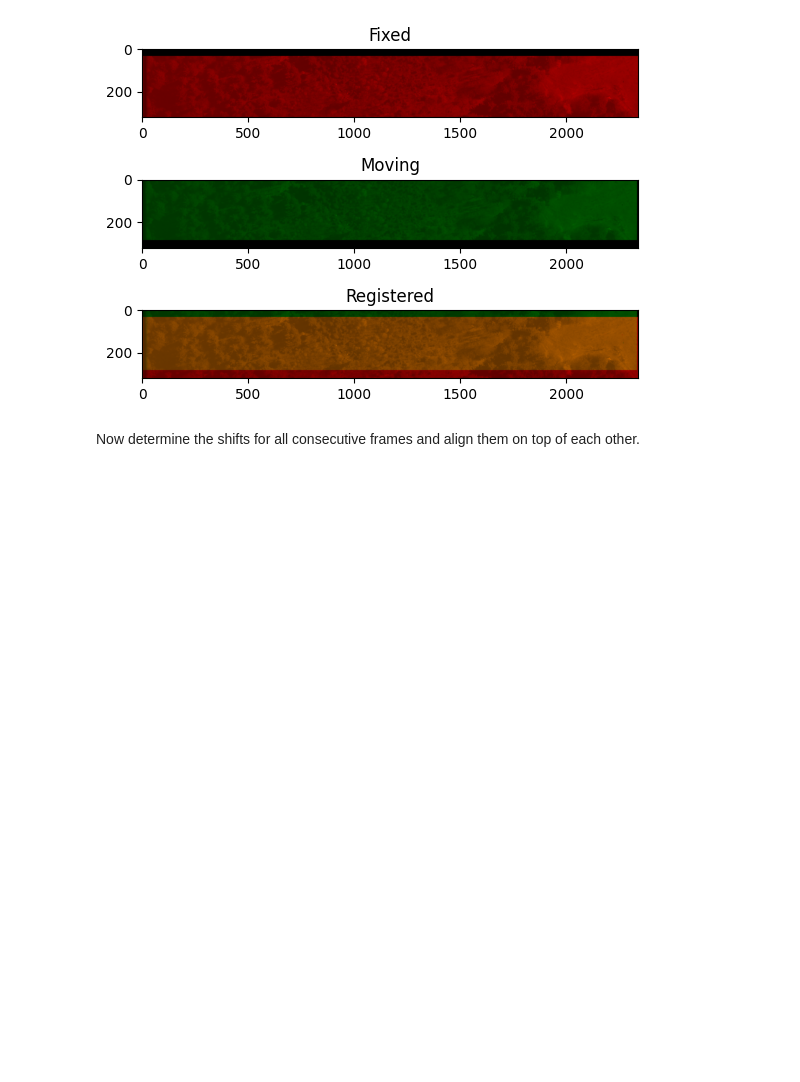
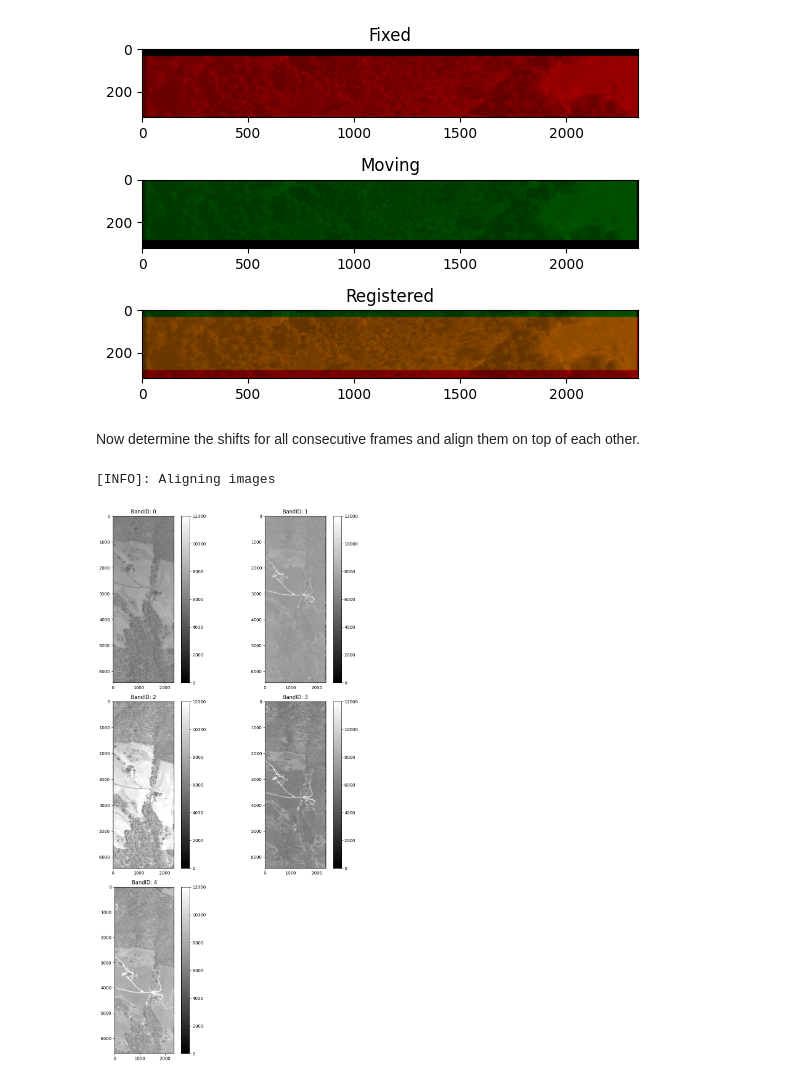
Before and after one commit to viveksharma2022/GeoSat-image-processing, a Jupyter notebook: main.ipynb, the cells around one changed output. Saved outputs shown, nothing was run; the diff lists cells and outputs as text; code cells hidden in the pictures; blank space fills up the shorter version.

Commit message:
# step 2: image registration and alignment complete

```diff
--- a/main.ipynb
+++ b/main.ipynb
@@ -68,3 +71,20 @@ imgAlignStrategy.VisualizeOverlapArea(fixedPadded,alignedPadded)
 [figure]
 # %% [markdown]
 Now determine the shifts for all consecutive frames and align them on top of each other.
+# %%
+alignedBands = imgAlignStrategy.AlignImages()
+# %% [output]
+[INFO]: Aligning images
+# %%
+# Visualize aligned bands
+plt.figure(figsize = (10,30))
+for bandId in range(config.GEOTIFFIMAGE_BANDS):
+    plt.subplot(config.GEOTIFFIMAGE_BANDS, config.GEOTIFFIMAGE_BANDS//2, bandId+1)
+    plt.imshow(alignedBands[bandId], cmap = 'gray')
+    plt.clim([0,1.2E4])
+    plt.title(f"BandID: {bandId}")
+    plt.colorbar()
+    plt.tight_layout()
+plt.show()
+# %% [output]
+[figure, added]
```
Also changed, not shown: parts of 2 cells of this notebook, 1 other file.
